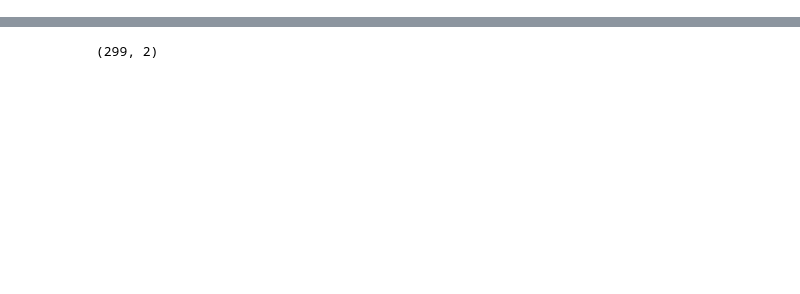
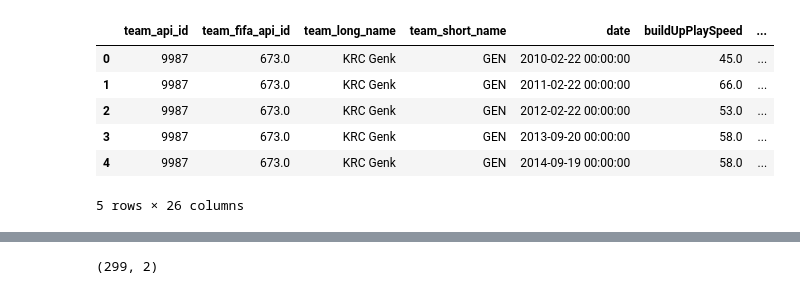
Before and after one commit to ravi7522/Football-Prediction, a Jupyter notebook: data_preprocessing_table_merge.ipynb, the cells around one changed output, grey strips where cells are left out. Saved outputs shown, nothing was run; the diff lists cells and outputs as text; code cells hidden in the pictures; blank space fills up the shorter version.

```diff
--- a/data_preprocessing_table_merge.ipynb
+++ b/data_preprocessing_table_merge.ipynb
@@ -90,0 +73,10 @@ df_merged_all_table.drop_duplicates(inplace=True)
+# %%
+df_merged_team_table.head()
+# %% [output]
+|  | team_api_id | team_fifa_api_id | team_long_name | team_short_name | date | buildUpPlaySpeed | ... |
+| 0 | 9987 | 673.0 | KRC Genk | GEN | 2010-02-22 00:00:00 | 45.0 | ... |
+| 1 | 9987 | 673.0 | KRC Genk | GEN | 2011-02-22 00:00:00 | 66.0 | ... |
+| 2 | 9987 | 673.0 | KRC Genk | GEN | 2012-02-22 00:00:00 | 53.0 | ... |
+| 3 | 9987 | 673.0 | KRC Genk | GEN | 2013-09-20 00:00:00 | 58.0 | ... |
+| 4 | 9987 | 673.0 | KRC Genk | GEN | 2014-09-19 00:00:00 | 58.0 | ... |
+5 rows × 26 columns
```
Also changed, not shown: parts of 29 cells of this notebook, 1 other file.
